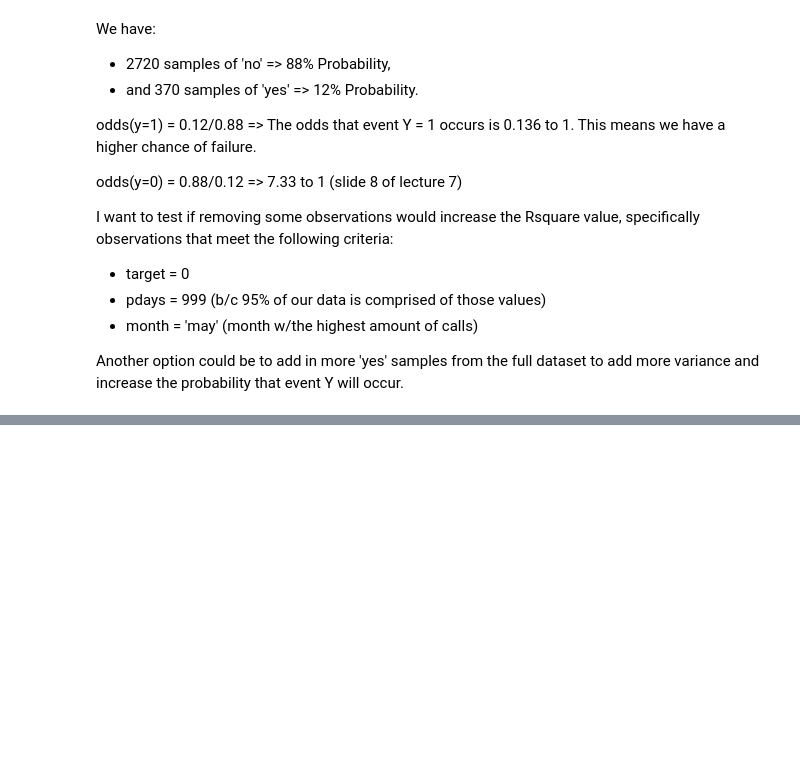
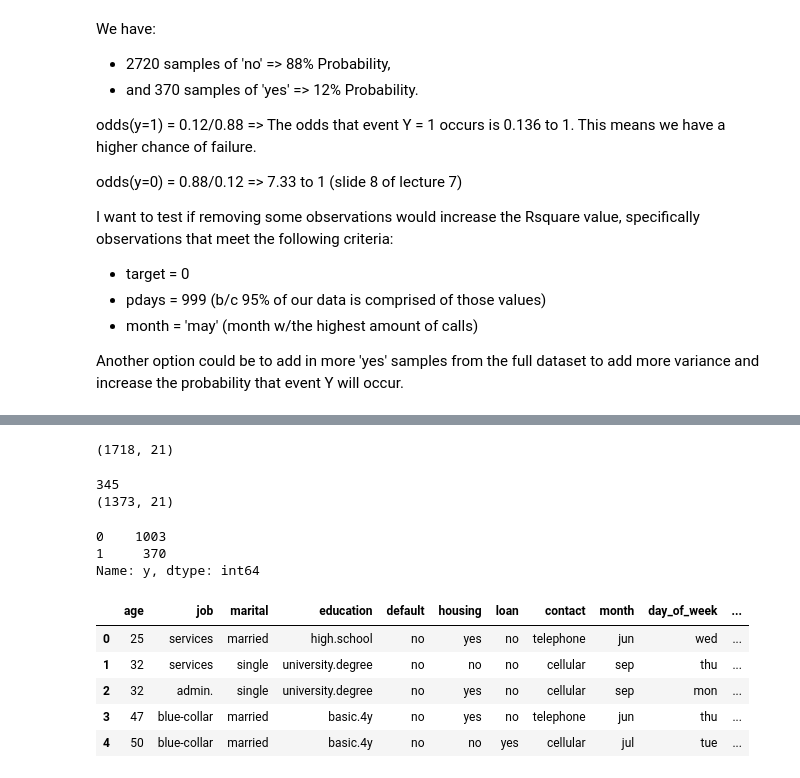
Before and after one commit to dsc423FinalProject/BankMarketing, a Jupyter notebook: Dataset_analysis.ipynb, the cells around one changed output, grey strips where cells are left out. Drawn from its saved outputs; the diff is of its cells as text; code cells hidden in the pictures; blank space fills up the shorter version.

```diff
--- a/Dataset_analysis.ipynb
+++ b/Dataset_analysis.ipynb
@@ -206,0 +263,34 @@ Another option could be to add in more 'yes' samples from the full dataset to ad
+# %%
+small_bank.drop(rri2, inplace=True)
+# %%
+small_bank.shape
+# %% [output]
+(1718, 21)
+# %%
+small_bank['y'] = small_bank['y'].map({'yes': 1, 'no': 0})
+# %%
+rri3 = bank.loc[(bank['y'] == 'no') & (bank['month'] == 'nov')]
+rri3 = np.array(rri3.index)
+print(rri3.size)
+small_bank.drop(rri3, inplace=True)
+print(small_bank.shape)
+# %% [output]
+345
+(1373, 21)
+# %%
+small_bank['y'].value_counts()
+# %% [output]
+0    1003
+1     370
+Name: y, dtype: int64
+# %%
+small_bank.reset_index(inplace=True, drop=True)
+# %%
+small_bank.head()
+# %% [output]
+|  | age | job | marital | education | default | housing | loan | contact | month | day_of_week | ... |
+| 0 | 25 | services | married | high.school | no | yes | no | telephone | jun | wed | ... |
+| 1 | 32 | services | single | university.degree | no | no | no | cellular | sep | thu | ... |
+| 2 | 32 | admin. | single | university.degree | no | yes | no | cellular | sep | mon | ... |
+| 3 | 47 | blue-collar | married | basic.4y | no | yes | no | telephone | jun | thu | ... |
+| 4 | 50 | blue-collar | married | basic.4y | no | no | yes | cellular | jul | tue | ... |
```
Also changed, not shown: parts of 35 cells of this notebook, 5 other files.
